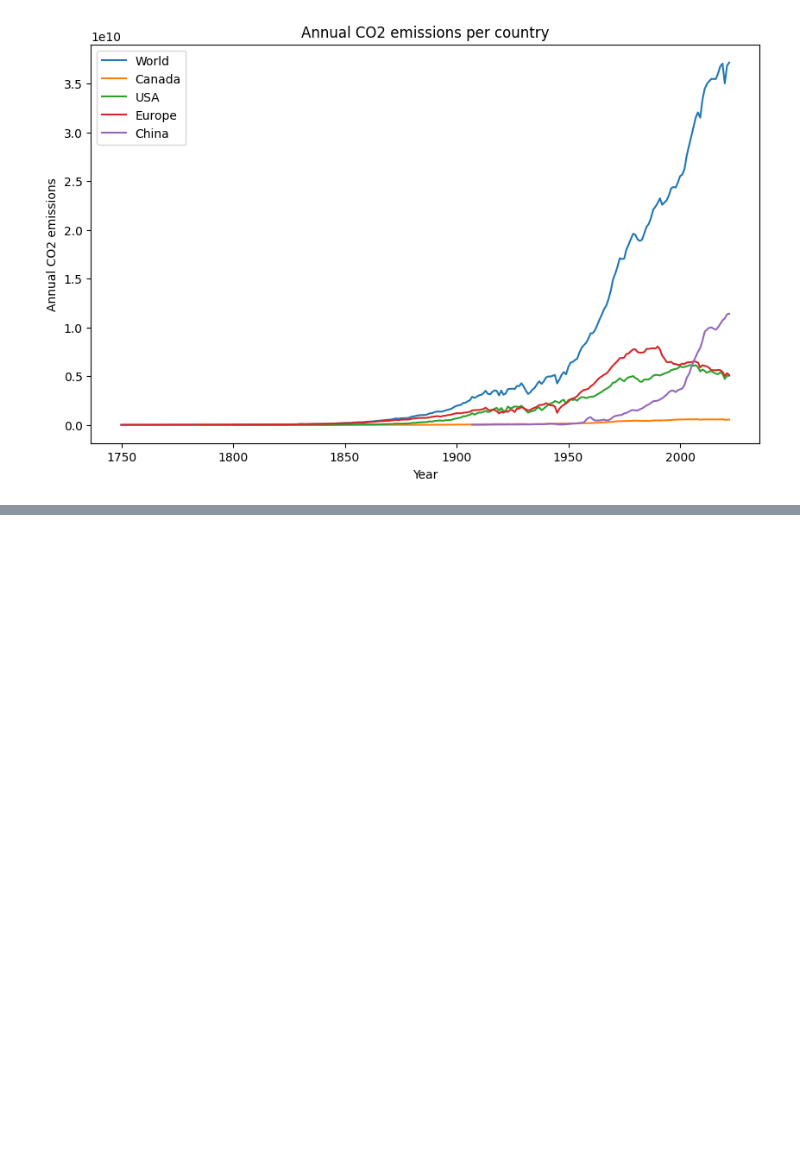
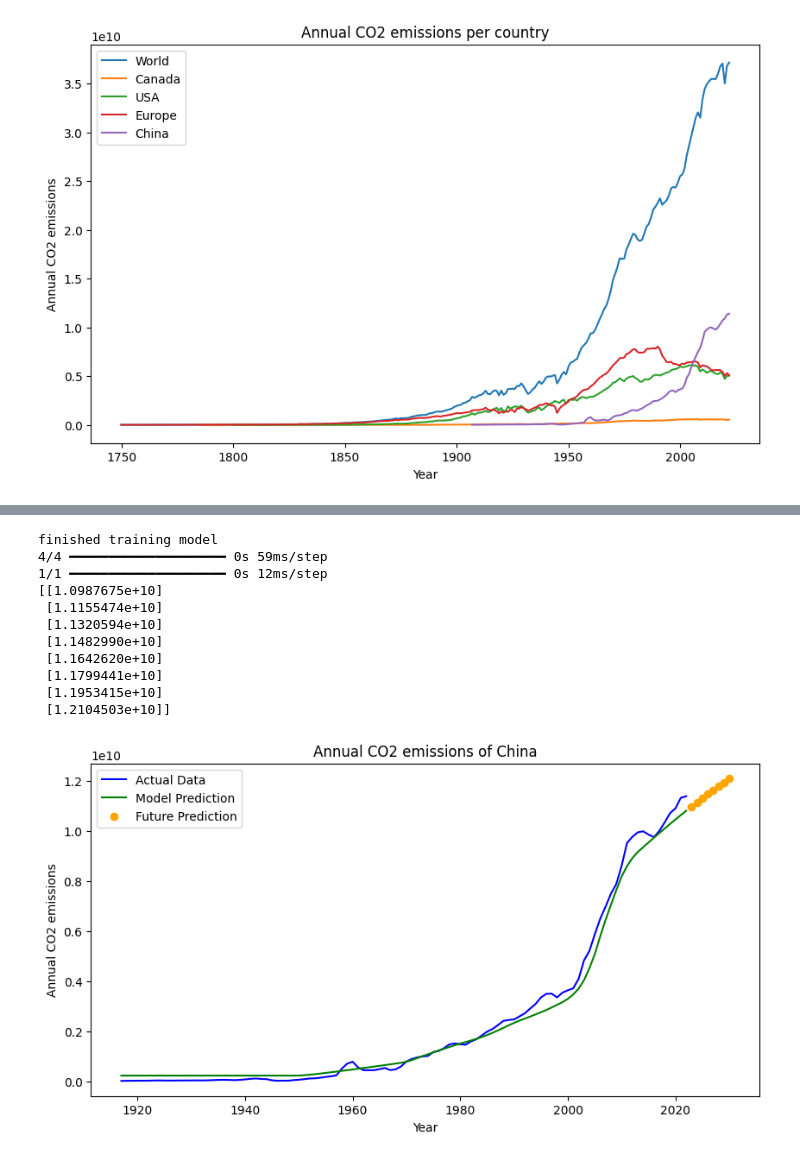
Before and after one commit to sinaziaee/spe_datathon, a Jupyter notebook: annual_co2_per_country.ipynb, the cells around one changed output, grey strips where cells are left out. Cells and saved outputs as stored; diff of their text form; code cells hidden in the pictures; blank space fills up the shorter version.

```diff
--- a/annual_co2_per_country.ipynb
+++ b/annual_co2_per_country.ipynb
@@ -203,0 +165,69 @@ finished training model
+# %%
+from lstm_model import model_creation
+from sklearn.preprocessing import MinMaxScaler
+from sklearn.model_selection import train_test_split
+
+def create_train_predict(model_df, name):
+    model = model_creation()
+    # split the data
+    X = model_df['Year'].values
+    y = model_df['CO2 Emission'].values
+
+    Future_X = np.array([2023, 2024, 2025, 2026, 2027, 2028, 2029, 2030])
+
+    all_X = np.concatenate((X, Future_X))
+
+    scaler = MinMaxScaler()
+    scaler2 = MinMaxScaler()
+    scaler.fit(all_X.reshape(-1, 1))
+    all_X = scaler.transform(all_X.reshape(-1, 1))
+    X = scaler.transform(X.reshape(-1, 1))
+    y = scaler2.fit_transform(y.reshape(-1, 1))
+    Future_X = scaler.transform(Future_X.reshape(-1, 1))
+
+    X_train, X_test, y_train, y_test = train_test_split(X, y, test_size=0.2, random_state=42)
+    # train the model without training logs
+    model.fit(X_train, y_train, epochs=1000, batch_size=10, verbose=0)
+    print("finished training model")
+    y_pred = model.predict(X)
+    future_y_pred = model.predict(Future_X)
+
+    # invert the scaling
+    X_test_invert = scaler.inverse_transform(X)
+    y_pred_invert = scaler2.inverse_transform(y_pred)
+    X_invert = scaler.inverse_transform(X)
+    y_invert = scaler2.inverse_transform(y)
+    Future_X_invert = scaler.inverse_transform(Future_X)
+    future_y_pred_invert = scaler2.inverse_transform(future_y_pred)
+    print(future_y_pred_invert)
+    # plot the results
+    size = 10
+    plt.figure(figsize=(10, 5))
+    plt.plot(X_invert[size:], y_invert[size:], label='Actual Data', color='blue')
+    plt.plot(X_test_invert[size:], y_pred_invert[size:], label='Model Prediction', color='green')
+    plt.scatter(Future_X_invert, future_y_pred_invert, label='Future Prediction', color='orange')
+    plt.xlabel('Year')
+    plt.ylabel('Annual CO2 emissions')
+    plt.title(f'Annual CO2 emissions of {name}')
+    plt.legend()
+    plt.show()
+
+df_list = [world_df, canada_df, usa_df, europe_df, china_df]
+df_list = [china_df]
+name_list = ['World', 'Canada', 'USA', 'Europe', 'China']
+name_list = ['China']
+for i, each_df in enumerate(df_list):
+    create_train_predict(each_df, name_list[i])
+# %% [output]
+finished training model
+4/4 ━━━━━━━━━━━━━━━━━━━━ 0s 59ms/step
+1/1 ━━━━━━━━━━━━━━━━━━━━ 0s 12ms/step
+[[1.0987675e+10]
+ [1.1155474e+10]
+ [1.1320594e+10]
+ [1.1482990e+10]
+ [1.1642620e+10]
+ [1.1799441e+10]
+ [1.1953415e+10]
+ [1.2104503e+10]]
+[figure, added]
```
Also changed, not shown: parts of 3 cells of this notebook, 25 other files.
